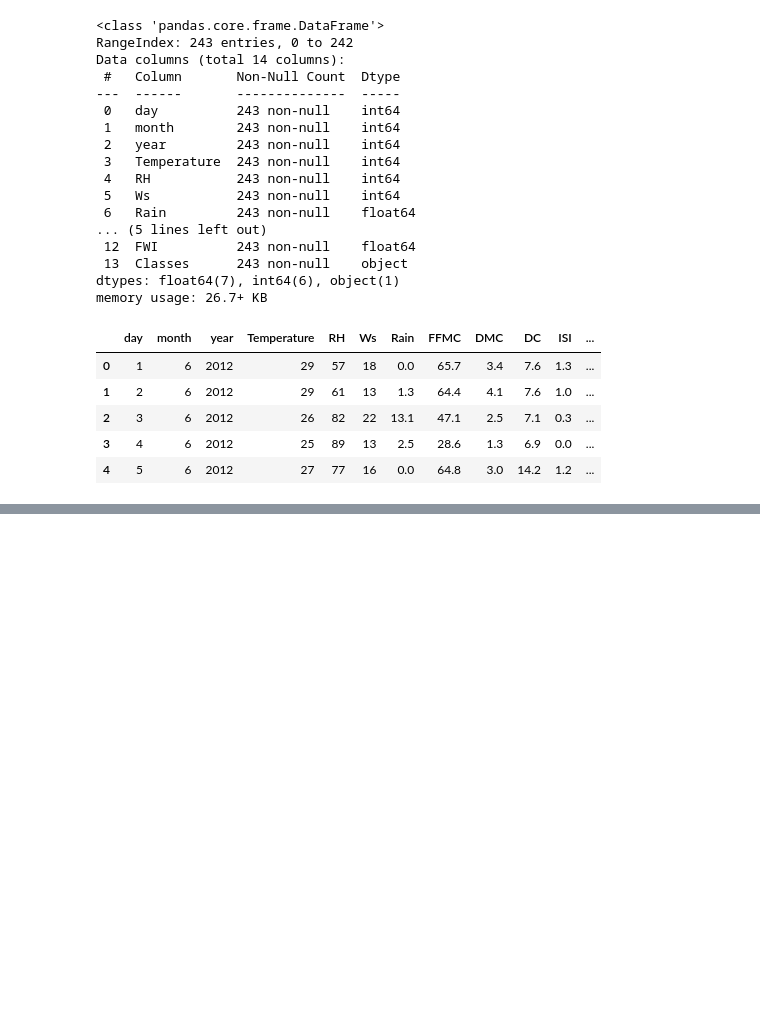
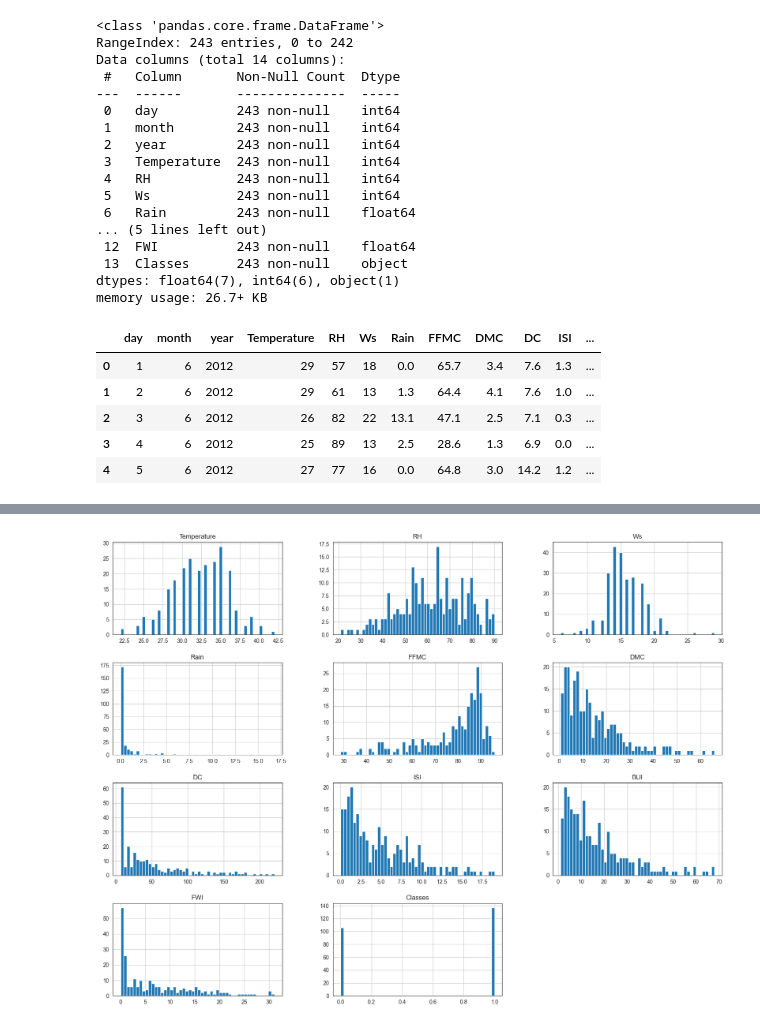
Before and after one commit to ShoaibMuhammad123/Specialization, a Jupyter notebook: 4. Machine Learning/2. Ridge Lasso and ElasticNet Regression/1. data cleaning.ipynb, the cells around one changed output, grey strips where cells are left out. Cells and saved outputs as stored; diff of their text form; code cells hidden in the pictures; blank space fills up the shorter version.

```diff
--- a/4. Machine Learning/2. Ridge Lasso and ElasticNet Regression/1. data cleaning.ipynb
+++ b/4. Machine Learning/2. Ridge Lasso and ElasticNet Regression/1. data cleaning.ipynb
@@ -248,0 +230,2 @@ df.head()
+# %%
+df=pd.read_csv('Algerian_forest_fires_cleaned_dataset.csv')
@@ -248,0 +319,7 @@ df.head()
+# %%
+## Plot density plot for all features
+# plt.style.use('seaborn')
+df_copy.hist(bins=50,figsize=(20,15))
+plt.show()
+# %% [output]
+[figure, added]
```
Also changed, not shown: parts of 33 cells of this notebook, 1 other file.
